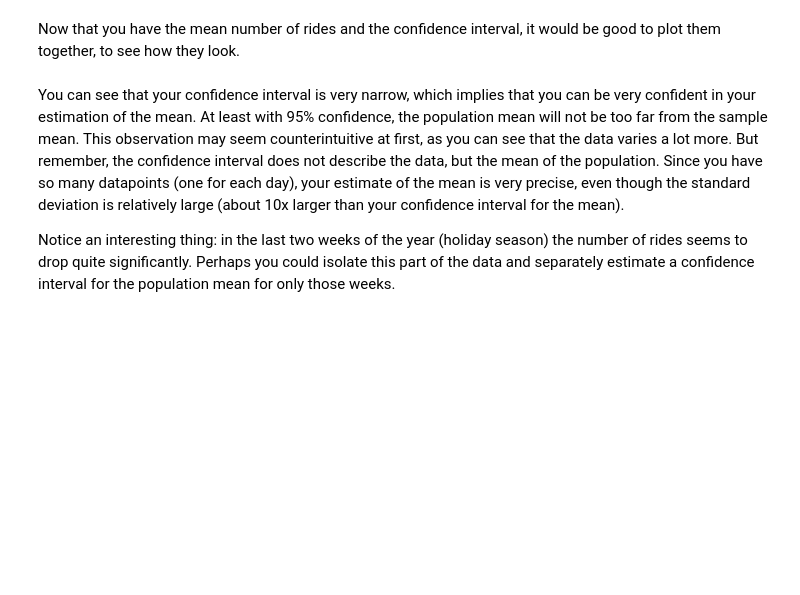
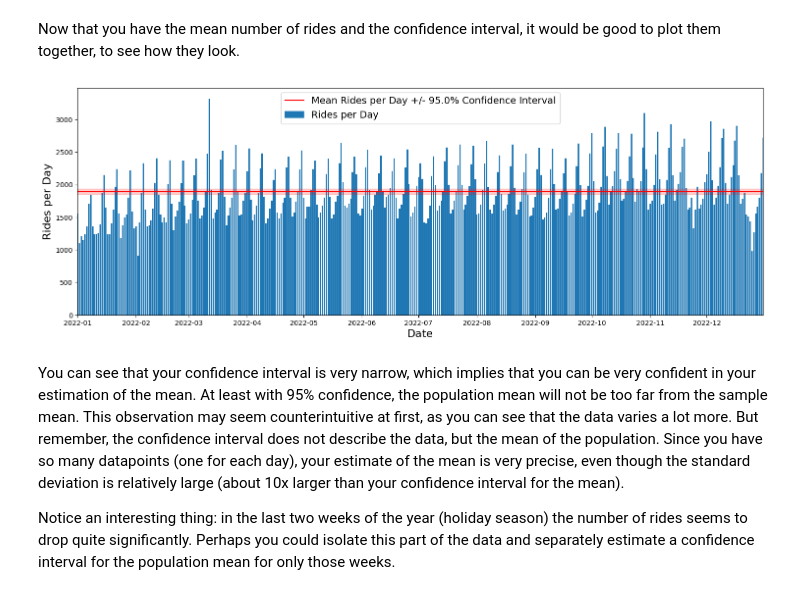
Before and after one commit to wisarootl/mathematics-for-machine-learning-and-data-science-specialization, a Jupyter notebook: c3-probability-and-statistics/w1/lab-3/Rideshare_Project_Week4.ipynb, the cells around one changed output. Cells and saved outputs as stored; diff of their text form; code cells hidden in the pictures; blank space fills up the shorter version.

```diff
--- a/c3-probability-and-statistics/w1/lab-3/Rideshare_Project_Week4.ipynb
+++ b/c3-probability-and-statistics/w1/lab-3/Rideshare_Project_Week4.ipynb
@@ -89,19 +118,21 @@ Now that you have the mean number of rides and the confidence interval, it would
 # %%
 plt.figure(figsize=(18,6))
 # Plot the histogram of the daily rides
 plt.bar(daily_rides['date'], daily_rides['daily_rides'], label='Rides per Day')
 
 # Plot the mean value as a horizontal line
-plt.axhline(y=mean_rides_per_day, c='r', label=f'Mean Rides per Day +/- {confidence}% Confidence Interval')
+plt.axhline(y=mean_rides_per_day, c='r', label=f'Mean Rides per Day +/- {100*confidence}% Confidence Interval')
 # Plot the confidence interval around the line
 plt.fill_between(daily_rides['date'], mean_rides_per_day-confidence_interval,
                  mean_rides_per_day+confidence_interval, color='r', alpha=0.2)
 
 plt.ylabel('Rides per Day', fontsize=16)
 plt.xlabel('Date', fontsize=16)
 plt.xlim(min(daily_rides['date']), max(daily_rides['date']))
 plt.legend(fontsize=14)
 plt.show()
+# %% [output]
+[figure, added]
 # %% [markdown]
 You can see that your confidence interval is very narrow, which implies that you can be very confident in your estimation of the mean. At least with 95% confidence, the population mean will not be too far from the sample mean. This observation may seem counterintuitive at first, as you can see that the data varies a lot more. But remember, the confidence interval does not describe the data, but the mean of the population. Since you have so many datapoints (one for each day), your estimate of the mean is very precise, even though the standard deviation is relatively large (about 10x larger than your confidence interval for the mean).
 
```
Also changed, not shown: parts of 15 cells of this notebook, 9 other files.
